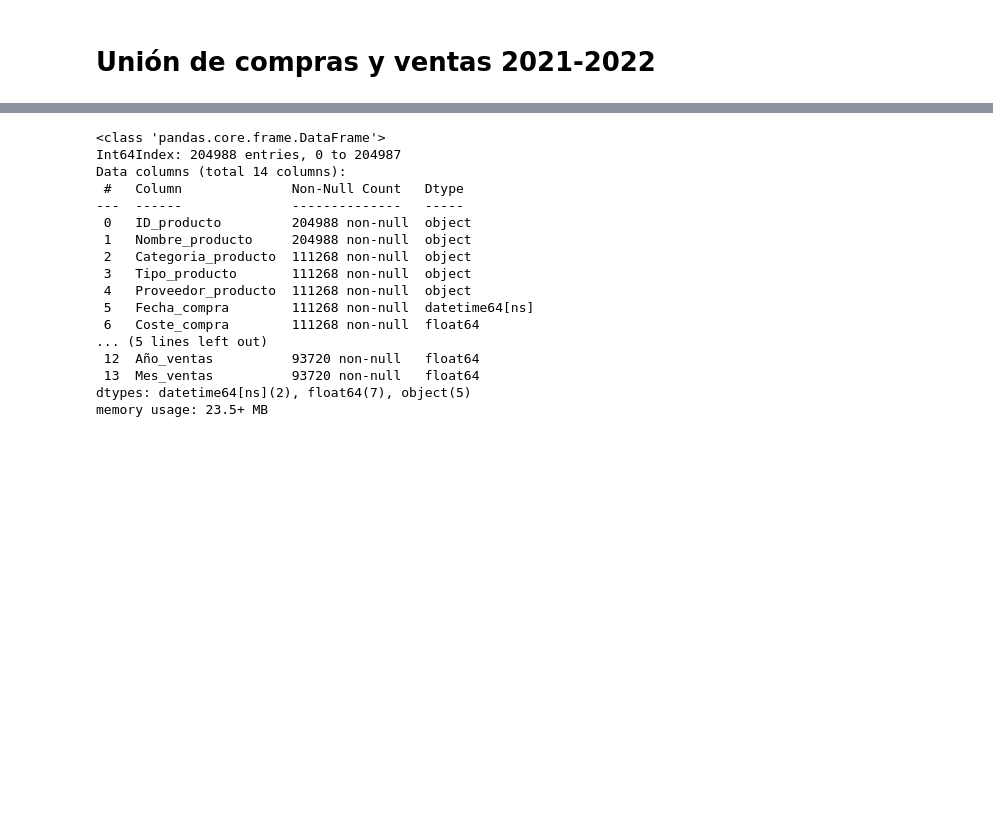
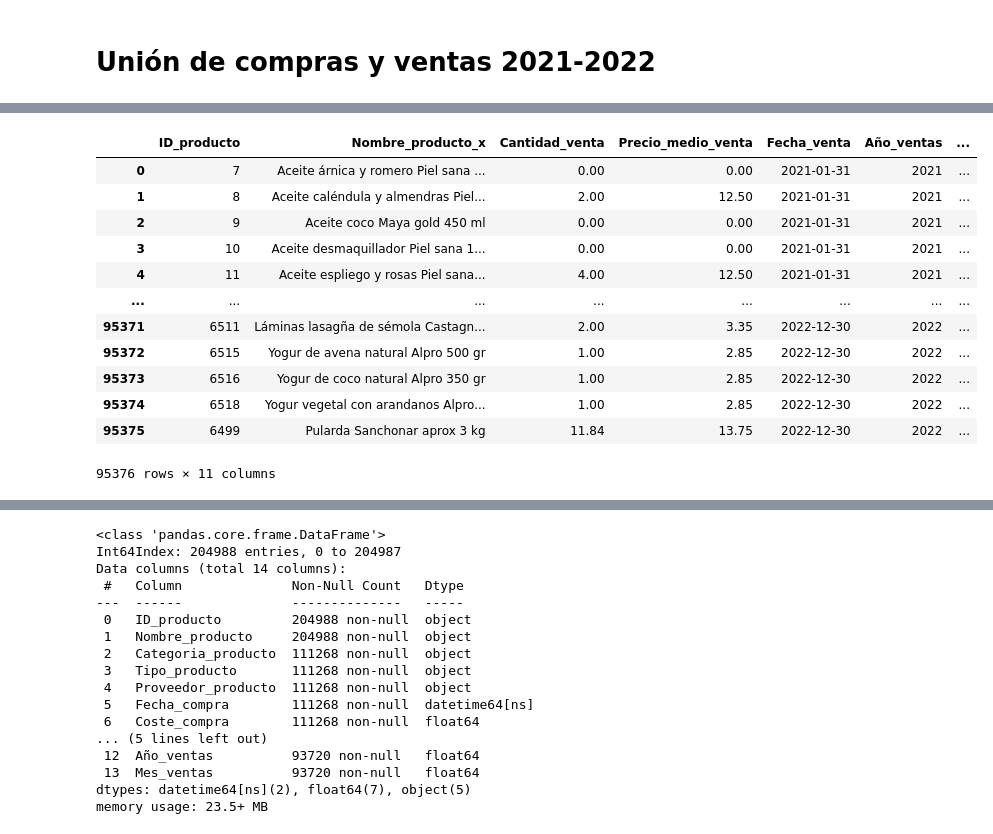
Before and after one commit to Factoria-F5-AI-Bootcamp-1-Edicion/osa_analysis, a Jupyter notebook: 2. Data_Engineer_Ventas_LaOsa.ipynb, the cells around one changed output, grey strips where cells are left out. Saved outputs shown, nothing was run; the diff lists cells and outputs as text; code cells hidden in the pictures; blank space fills up the shorter version.

```diff
--- a/2. Data_Engineer_Ventas_LaOsa.ipynb
+++ b/2. Data_Engineer_Ventas_LaOsa.ipynb
@@ -1366,0 +1399,5 @@ dtype: int64
+# %%
+compras=compras_2021_2022
+# %%
+producto_info = compras[['ID_producto', 'Nombre_producto', 'Categoria_producto', 'Tipo_producto','Proveedor_producto']].drop_duplicates()
+producto_info
@@ -1366,0 +1440,6 @@ dtype: int64
+# %%
+producto_info.ID_producto = producto_info.ID_producto.astype('int')
+
+dfventas_2021_2022.ID_producto = dfventas_2021_2022.ID_producto.astype('int')
+
+producto_info[['ID_producto']].head(5)
@@ -1366,0 +1462,17 @@ dtype: int64
+# %%
+ventas_new=pd.merge(dfventas_2021_2022,producto_info, on= 'ID_producto' , how='left')
+ventas_new
+# %% [output]
+|  | ID_producto | Nombre_producto_x | Cantidad_venta | Precio_medio_venta | Fecha_venta | Año_ventas | ... |
+| 0 | 7 | Aceite árnica y romero Piel sana ... | 0.00 | 0.00 | 2021-01-31 | 2021 | ... |
+| 1 | 8 | Aceite caléndula y almendras Piel... | 2.00 | 12.50 | 2021-01-31 | 2021 | ... |
+| 2 | 9 | Aceite coco Maya gold 450 ml | 0.00 | 0.00 | 2021-01-31 | 2021 | ... |
+| 3 | 10 | Aceite desmaquillador Piel sana 1... | 0.00 | 0.00 | 2021-01-31 | 2021 | ... |
+| 4 | 11 | Aceite espliego y rosas Piel sana... | 4.00 | 12.50 | 2021-01-31 | 2021 | ... |
+| ... | ... | ... | ... | ... | ... | ... | ... |
+| 95371 | 6511 | Láminas lasagña de sémola Castagn... | 2.00 | 3.35 | 2022-12-30 | 2022 | ... |
+| 95372 | 6515 | Yogur de avena natural Alpro 500 gr | 1.00 | 2.85 | 2022-12-30 | 2022 | ... |
+| 95373 | 6516 | Yogur de coco natural Alpro 350 gr | 1.00 | 2.85 | 2022-12-30 | 2022 | ... |
+| 95374 | 6518 | Yogur vegetal con arandanos Alpro... | 1.00 | 2.85 | 2022-12-30 | 2022 | ... |
+| 95375 | 6499 | Pularda Sanchonar aprox 3 kg | 11.84 | 13.75 | 2022-12-30 | 2022 | ... |
+95376 rows × 11 columns
```
Also changed, not shown: parts of 16 cells of this notebook, 3 other files.
